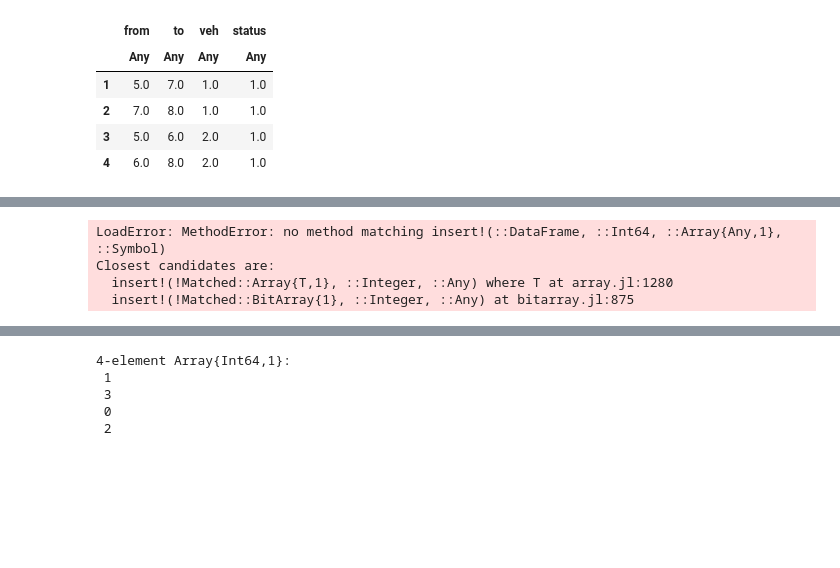
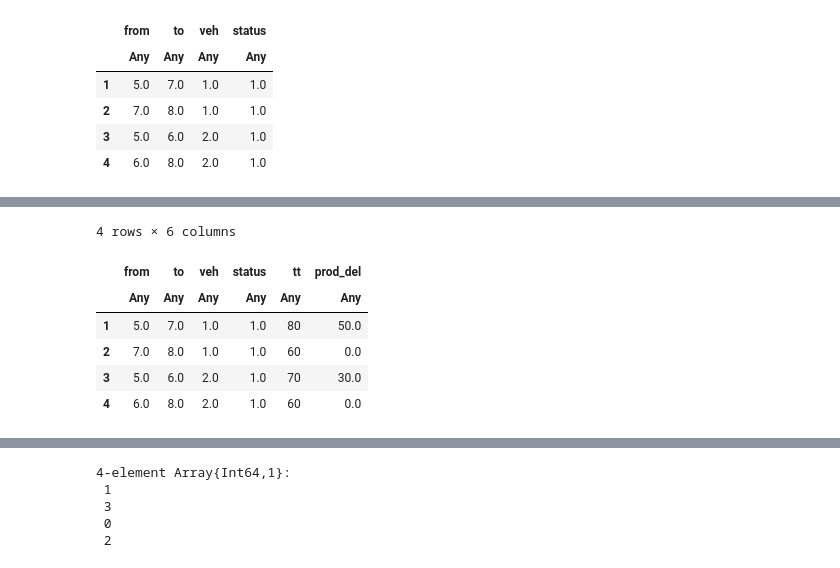
Before and after one commit to far24/optim_freight, a Jupyter notebook: cross-dock/julia_jump/research_code.ipynb, the cells around one changed output, grey strips where cells are left out. Drawn from its saved outputs; the diff is of its cells as text; code cells hidden in the pictures; blank space fills up the shorter version.

```diff
--- a/cross-dock/julia_jump/research_code.ipynb
+++ b/cross-dock/julia_jump/research_code.ipynb
@@ -466,20 +446,27 @@ Closest candidates are:
 # %%
 # inialize empty array to capture travel time, tt
 tt_del = []
+prod_del = []
 for i=1:nrow(mvmt_del)
     x = Int(mvmt_del[i,1])
     y = Int(mvmt_del[i,2])
+    prod_amt = pick_amt[y, 2]
     append!(tt_del,t_ij[x,y]) ## append data to the tt array
+    append!(prod_del,prod_amt)
 end
 
 tt_del
 
-insert!(mvmt_del, 5, tt_del, :tt)
+#insert!(mvmt_del, 5, tt_del, :tt)
+insert!(mvmt_del, 6, prod_del, :prod_del)
 # %% [output]
-LoadError: MethodError: no method matching insert!(::DataFrame, ::Int64, ::Array{Any,1}, ::Symbol)
-Closest candidates are:
-  insert!(!Matched::Array{T,1}, ::Integer, ::Any) where T at array.jl:1280
-  insert!(!Matched::BitArray{1}, ::Integer, ::Any) at bitarray.jl:875
+4 rows × 6 columns
+|  | from | to | veh | status | tt | prod_del |
+|  | Any | Any | Any | Any | Any | Any |
+| 1 | 5.0 | 7.0 | 1.0 | 1.0 | 80 | 50.0 |
+| 2 | 7.0 | 8.0 | 1.0 | 1.0 | 60 | 0.0 |
+| 3 | 5.0 | 6.0 | 2.0 | 1.0 | 70 | 30.0 |
+| 4 | 6.0 | 8.0 | 2.0 | 1.0 | 60 | 0.0 |
 # %%
 # group by vehicle number and sum the travel time to get the estimated arrival at cross-dock
 cd_arr_time = combine(groupby(mvmt_pick,  [:veh]) , :tt => sum)
```
Also changed, not shown: parts of 26 cells of this notebook.
